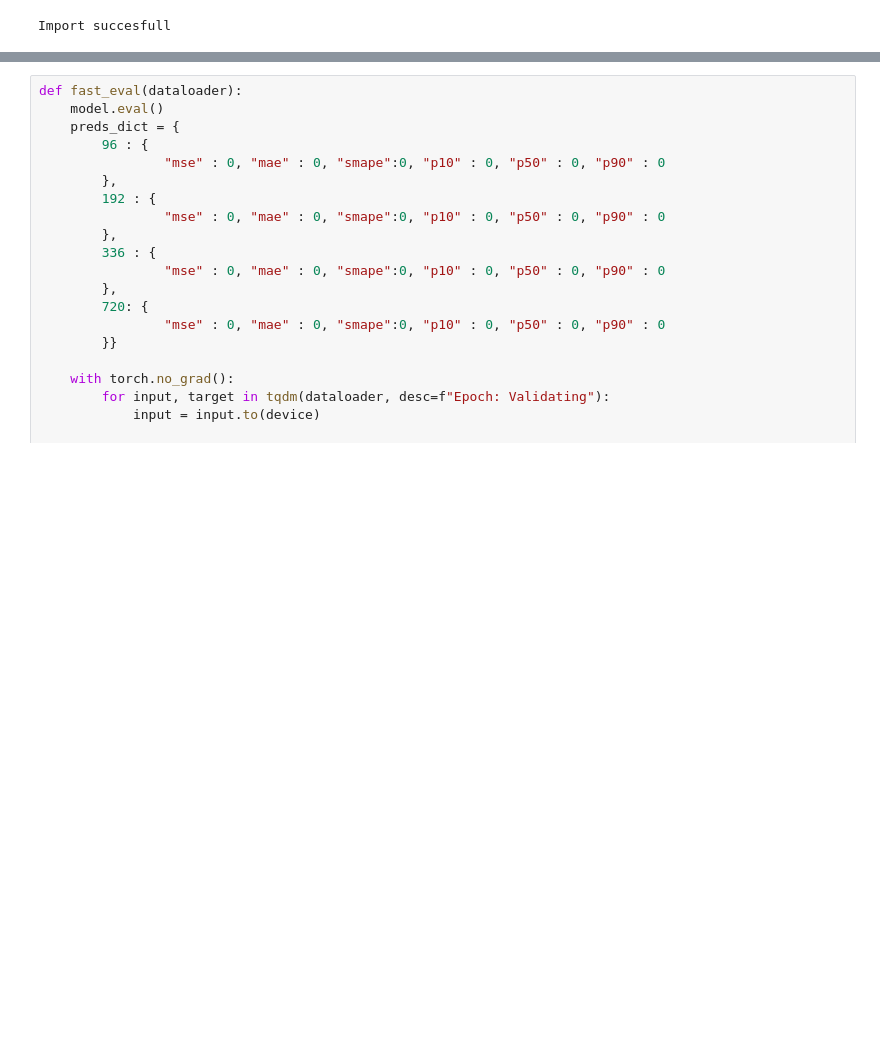
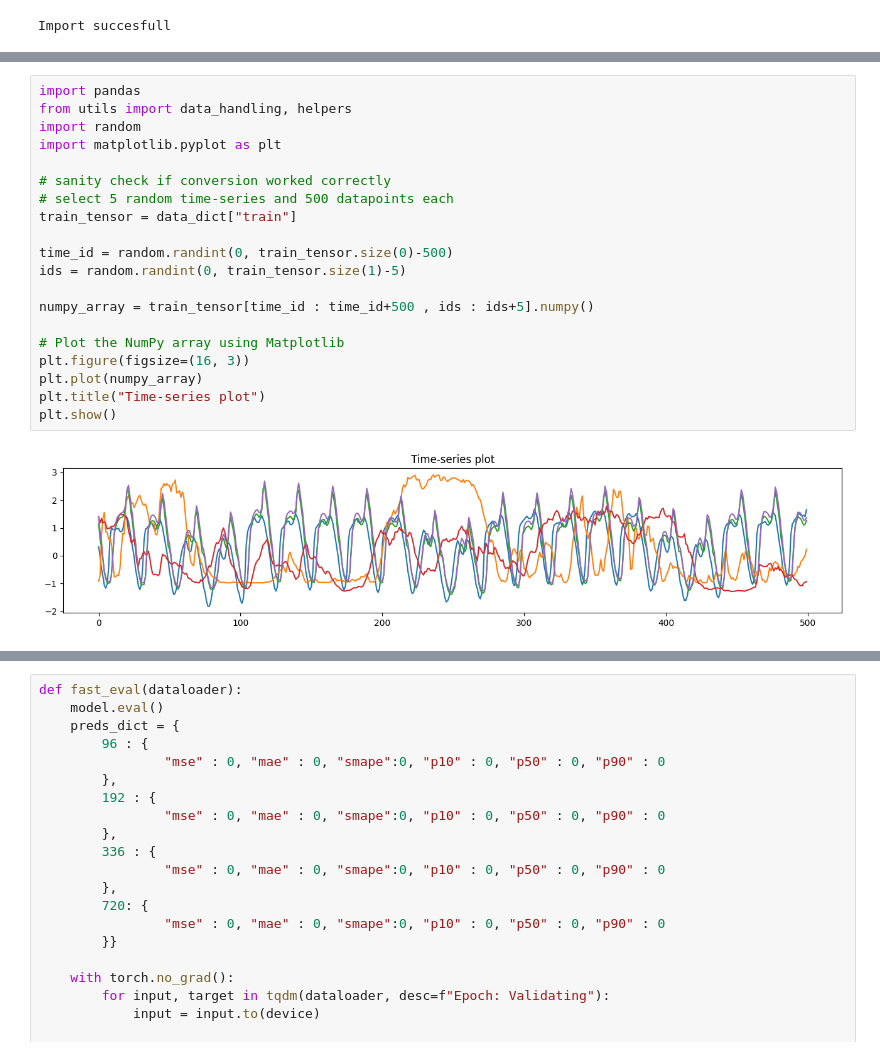
Before and after one commit to ben10ben/thesis, a Jupyter notebook: src/training_script.ipynb, the cells around one changed output, grey strips where cells are left out. Cells and saved outputs as stored; diff of their text form; blank space fills up the shorter version.

```diff
--- a/src/training_script.ipynb
+++ b/src/training_script.ipynb
@@ -65,3 +95,25 @@ tensor([1.0000, 1.0000, 1.0000, 1.0000, 1.0000, 1.0000, 1.0000, 1.0000, 1.0000,
+# %%
+import pandas
+from utils import data_handling, helpers
+import random
+import matplotlib.pyplot as plt
+
+# sanity check if conversion worked correctly
+# select 5 random time-series and 500 datapoints each
+train_tensor = data_dict["train"]
+
+time_id = random.randint(0, train_tensor.size(0)-500)
+ids = random.randint(0, train_tensor.size(1)-5)
+
+numpy_array = train_tensor[time_id : time_id+500 , ids : ids+5].numpy()
+
+# Plot the NumPy array using Matplotlib
+plt.figure(figsize=(16, 3))
+plt.plot(numpy_array)
+plt.title("Time-series plot")
+plt.show()
+# %% [output]
+[figure, added]
 # %%
 window_size = 96
 pred_length = (96, 192, 336, 720)
```
Also changed, not shown: parts of 7 cells of this notebook, 4 other files.
